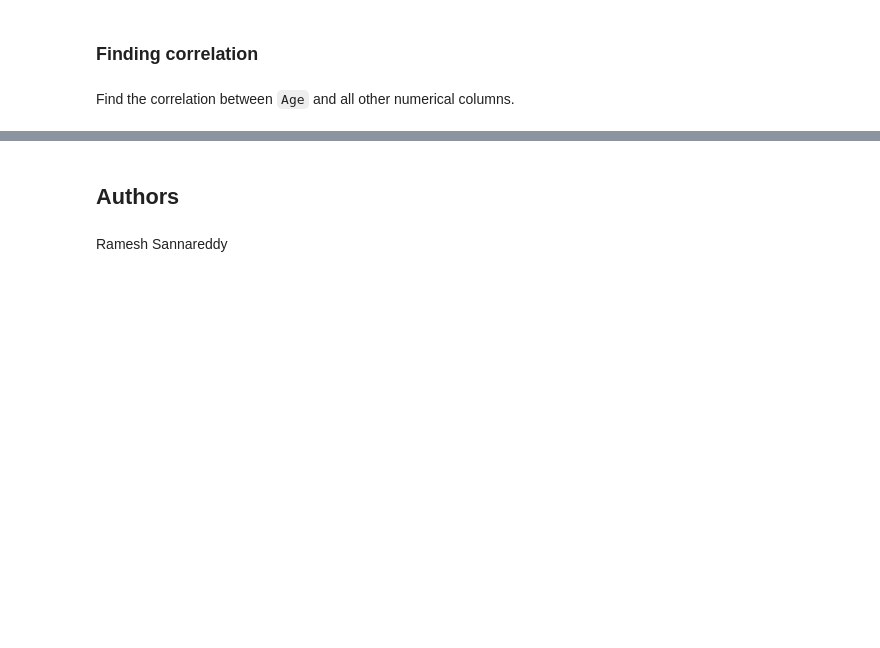
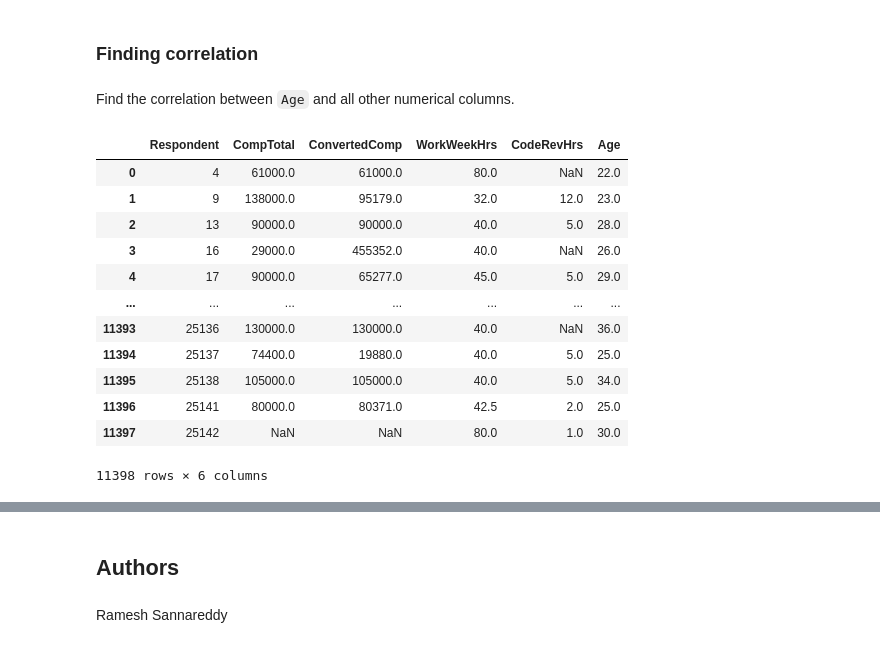
Before and after one commit to ncbidari/testrepo, a Jupyter notebook: M3ExploratoryDataAnalysis-lab.ipynb, the cells around one changed output, grey strips where cells are left out. Saved outputs shown, nothing was run; the diff lists cells and outputs as text; code cells hidden in the pictures; blank space fills up the shorter version.

```diff
--- a/M3ExploratoryDataAnalysis-lab.ipynb
+++ b/M3ExploratoryDataAnalysis-lab.ipynb
@@ -314,16 +255,7 @@ plt.show()
 # %% [markdown]
 Find out the Inter Quartile Range for the column `ConvertedComp`.
 # %%
-import pandas as pd
 
-# Load your data into a DataFrame
-# df = pd.read_csv('your_data.csv')  # Replace with your data file
-
-# Example DataFrame (replace with your actual DataFrame)
-data = {
-    'ConvertedComp': [60000, 70000, 80000, 75000, 62000, 72000, 85000, 70000, 68000, 71000, 120000, 300000]
-}
-df = pd.DataFrame(data)
 
 # Calculate Q1 (25th percentile) and Q3 (75th percentile)
 Q1 = df['ConvertedComp'].quantile(0.25)
@@ -338,16 +270,7 @@ The Interquartile Range (IQR) for the ConvertedComp column is: $11750.00
 # %% [markdown]
 Find out the upper and lower bounds.
 # %%
-import pandas as pd
 
-# Load your data into a DataFrame
-# df = pd.read_csv('your_data.csv')  # Replace with your data file
-
-# Example DataFrame (replace with your actual DataFrame)
-data = {
-    'ConvertedComp': [60000, 70000, 80000, 75000, 62000, 72000, 85000, 70000, 68000, 71000, 120000, 300000]
-}
-df = pd.DataFrame(data)
 
 # Calculate Q1 (25th percentile) and Q3 (75th percentile)
 Q1 = df['ConvertedComp'].quantile(0.25)
@@ -368,16 +291,7 @@ Upper bound for outliers: $98875.00
 # %% [markdown]
 Identify how many outliers are there in the `ConvertedComp` column.
 # %%
-import pandas as pd
 
-# Load your data into a DataFrame
-# df = pd.read_csv('your_data.csv')  # Replace with your data file
-
-# Example DataFrame (replace with your actual DataFrame)
-data = {
-    'ConvertedComp': [60000, 70000, 80000, 75000, 62000, 72000, 85000, 70000, 68000, 71000, 120000, 300000]
-}
-df = pd.DataFrame(data)
 
 # Calculate Q1 (25th percentile) and Q3 (75th percentile)
 Q1 = df['ConvertedComp'].quantile(0.25)
@@ -402,16 +316,7 @@ Number of outliers in the ConvertedComp column: 2
 # %% [markdown]
 Create a new dataframe by removing the outliers from the `ConvertedComp` column.
 # %%
-import pandas as pd
 
-# Load your data into a DataFrame
-# df = pd.read_csv('your_data.csv')  # Replace with your data file
-
-# Example DataFrame (replace with your actual DataFrame)
-data = {
-    'ConvertedComp': [60000, 70000, 80000, 75000, 62000, 72000, 85000, 70000, 68000, 71000, 120000, 300000]
-}
-df = pd.DataFrame(data)
 
 # Calculate Q1 (25th percentile) and Q3 (75th percentile)
 Q1 = df['ConvertedComp'].quantile(0.25)
@@ -449,4 +375,20 @@ DataFrame after removing outliers:
 ### Finding correlation
 # %% [markdown]
 Find the correlation between `Age` and all other numerical columns.
+# %%
+df.select_dtypes(include='number')
+# %% [output]
+|  | Respondent | CompTotal | ConvertedComp | WorkWeekHrs | CodeRevHrs | Age |
+| 0 | 4 | 61000.0 | 61000.0 | 80.0 | NaN | 22.0 |
+| 1 | 9 | 138000.0 | 95179.0 | 32.0 | 12.0 | 23.0 |
+| 2 | 13 | 90000.0 | 90000.0 | 40.0 | 5.0 | 28.0 |
+| 3 | 16 | 29000.0 | 455352.0 | 40.0 | NaN | 26.0 |
+| 4 | 17 | 90000.0 | 65277.0 | 45.0 | 5.0 | 29.0 |
+| ... | ... | ... | ... | ... | ... | ... |
+| 11393 | 25136 | 130000.0 | 130000.0 | 40.0 | NaN | 36.0 |
+| 11394 | 25137 | 74400.0 | 19880.0 | 40.0 | 5.0 | 25.0 |
+| 11395 | 25138 | 105000.0 | 105000.0 | 40.0 | 5.0 | 34.0 |
+| 11396 | 25141 | 80000.0 | 80371.0 | 42.5 | 2.0 | 25.0 |
+| 11397 | 25142 | NaN | NaN | 80.0 | 1.0 | 30.0 |
+11398 rows × 6 columns
 # %%
```
Also changed, not shown: parts of 21 cells of this notebook.
